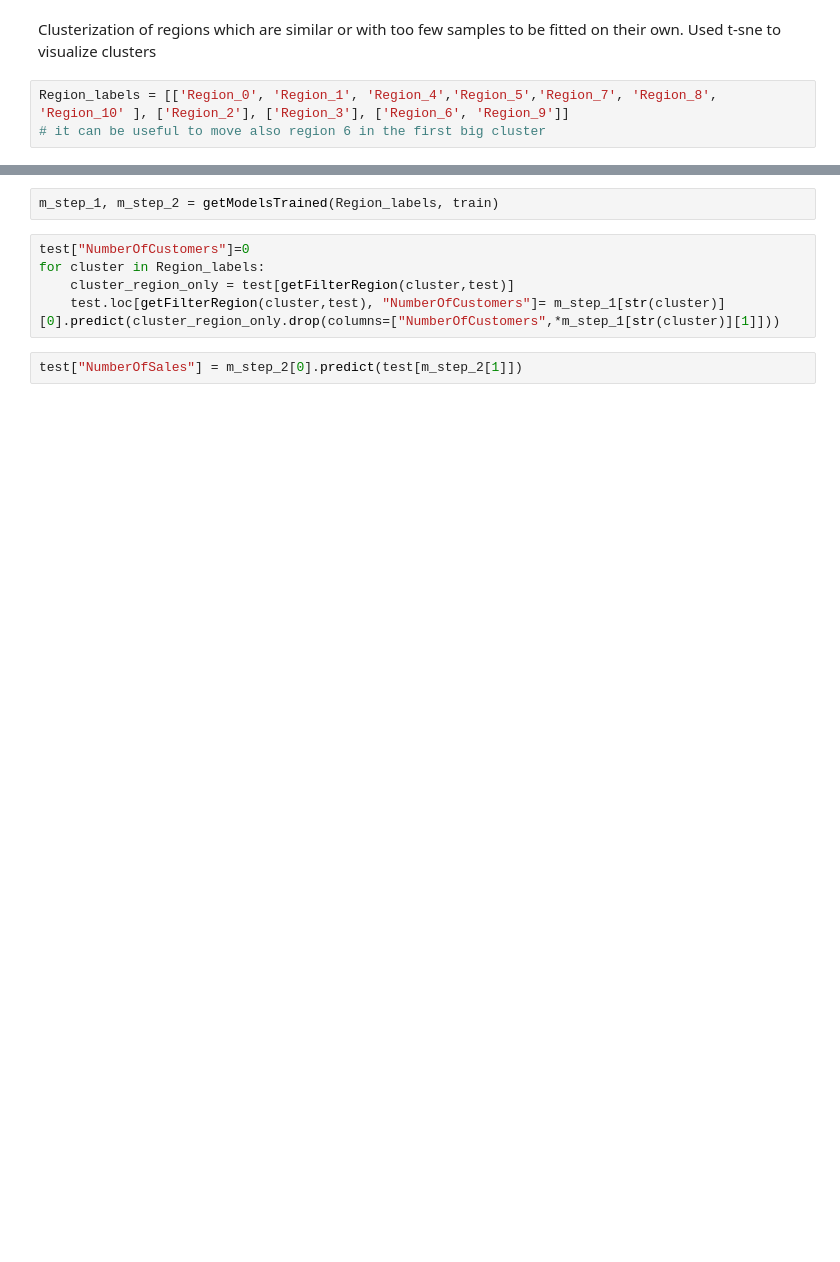
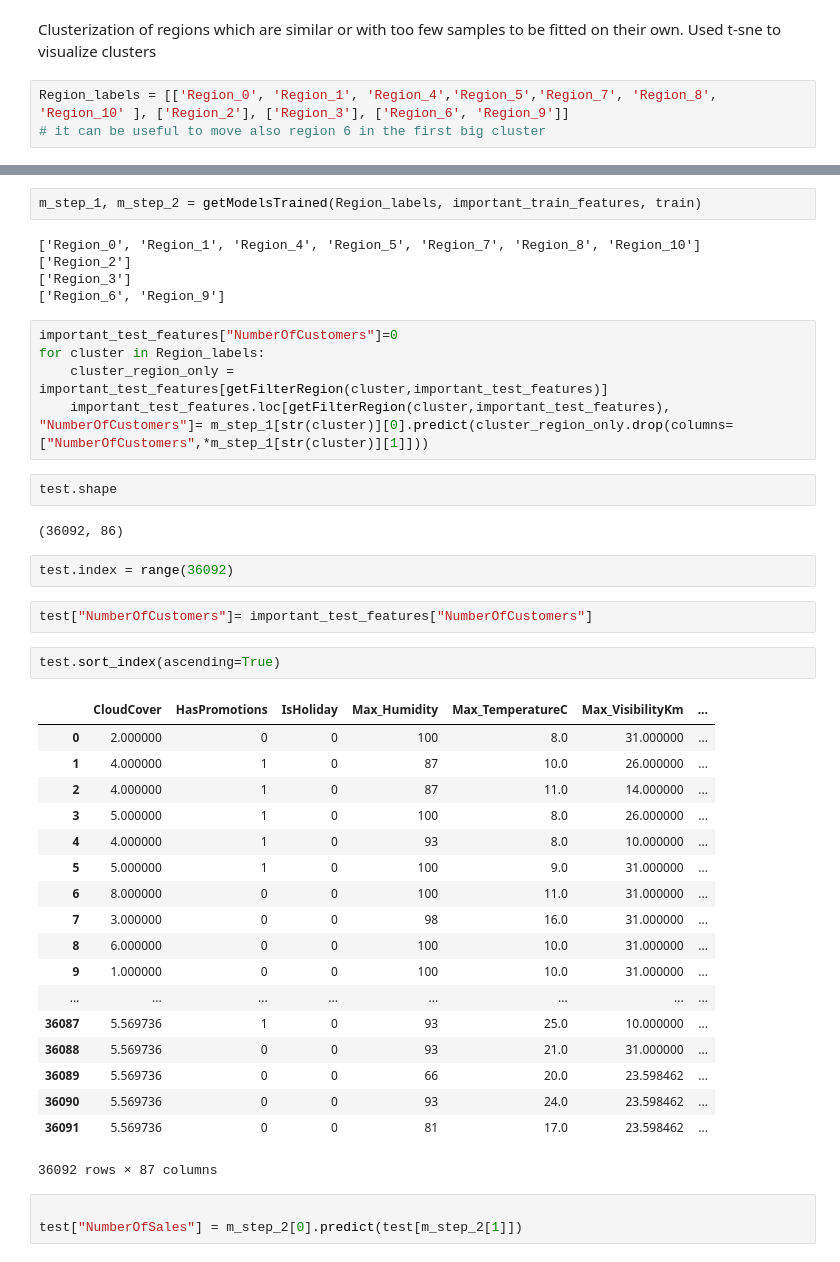
Before and after one commit to Trik17/DMTM_2018, a Jupyter notebook: Polimi Competition/UltimaProva_Santa.ipynb, the cells around one changed output, grey strips where cells are left out. Saved outputs shown, nothing was run; the diff lists cells and outputs as text; blank space fills up the shorter version.

```diff
--- a/Polimi Competition/UltimaProva_Santa.ipynb
+++ b/Polimi Competition/UltimaProva_Santa.ipynb
@@ -427,11 +527,46 @@ plt.scatter(train.values[:,0],train.values[:,80],c=yp,cmap=color_palette1);
 # %%
-m_step_1, m_step_2 = getModelsTrained(Region_labels, train)
+m_step_1, m_step_2 = getModelsTrained(Region_labels, important_train_features, train)
+# %% [output]
+['Region_0', 'Region_1', 'Region_4', 'Region_5', 'Region_7', 'Region_8', 'Region_10']
+['Region_2']
+['Region_3']
+['Region_6', 'Region_9']
 # %%
-test["NumberOfCustomers"]=0
+important_test_features["NumberOfCustomers"]=0
 for cluster in Region_labels:
-    cluster_region_only = test[getFilterRegion(cluster,test)]
-    test.loc[getFilterRegion(cluster,test), "NumberOfCustomers"]= m_step_1[str(cluster)][0].predict(cluster_region_only.drop(columns=["NumberOfCustomers",*m_step_1[str(cluster)][1]]))
+    cluster_region_only = important_test_features[getFilterRegion(cluster,important_test_features)]
+    important_test_features.loc[getFilterRegion(cluster,important_test_features), "NumberOfCustomers"]= m_step_1[str(cluster)][0].predict(cluster_region_only.drop(columns=["NumberOfCustomers",*m_step_1[str(cluster)][1]]))
+# %%
+test.shape
+# %% [output]
+(36092, 86)
+# %%
+test.index = range(36092)
+# %%
+test["NumberOfCustomers"]= important_test_features["NumberOfCustomers"]
+# %%
+test.sort_index(ascending=True)
+# %% [output]
+|  | CloudCover | HasPromotions | IsHoliday | Max_Humidity | Max_TemperatureC | Max_VisibilityKm | ... |
+| 0 | 2.000000 | 0 | 0 | 100 | 8.0 | 31.000000 | ... |
+| 1 | 4.000000 | 1 | 0 | 87 | 10.0 | 26.000000 | ... |
+| 2 | 4.000000 | 1 | 0 | 87 | 11.0 | 14.000000 | ... |
+| 3 | 5.000000 | 1 | 0 | 100 | 8.0 | 26.000000 | ... |
+| 4 | 4.000000 | 1 | 0 | 93 | 8.0 | 10.000000 | ... |
+| 5 | 5.000000 | 1 | 0 | 100 | 9.0 | 31.000000 | ... |
+| 6 | 8.000000 | 0 | 0 | 100 | 11.0 | 31.000000 | ... |
+| 7 | 3.000000 | 0 | 0 | 98 | 16.0 | 31.000000 | ... |
+| 8 | 6.000000 | 0 | 0 | 100 | 10.0 | 31.000000 | ... |
+| 9 | 1.000000 | 0 | 0 | 100 | 10.0 | 31.000000 | ... |
+| ... | ... | ... | ... | ... | ... | ... | ... |
+| 36087 | 5.569736 | 1 | 0 | 93 | 25.0 | 10.000000 | ... |
+| 36088 | 5.569736 | 0 | 0 | 93 | 21.0 | 31.000000 | ... |
+| 36089 | 5.569736 | 0 | 0 | 66 | 20.0 | 23.598462 | ... |
+| 36090 | 5.569736 | 0 | 0 | 93 | 24.0 | 23.598462 | ... |
+| 36091 | 5.569736 | 0 | 0 | 81 | 17.0 | 23.598462 | ... |
+36092 rows × 87 columns
 # %%
+
 test["NumberOfSales"] = m_step_2[0].predict(test[m_step_2[1]])
 # %%
 output = test
```
Also changed, not shown: parts of 12 cells of this notebook.
